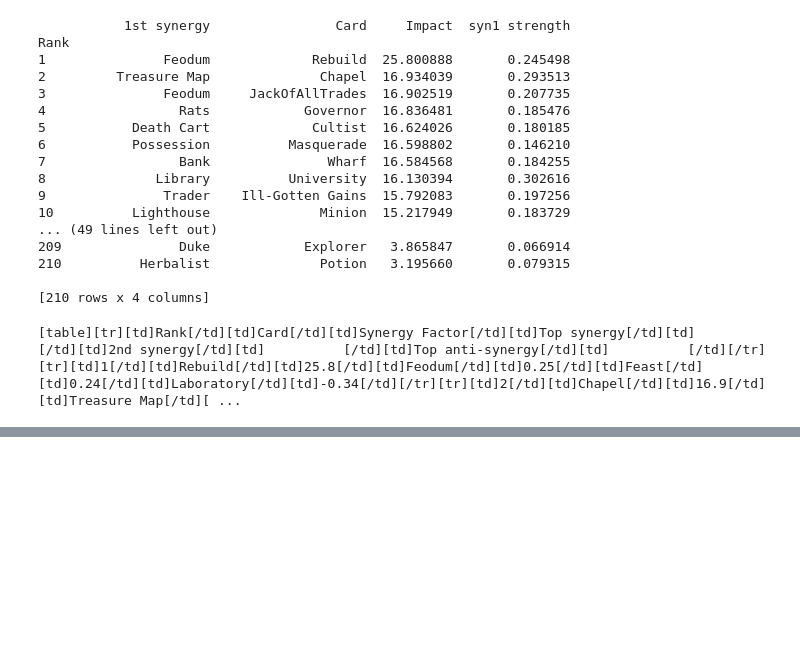
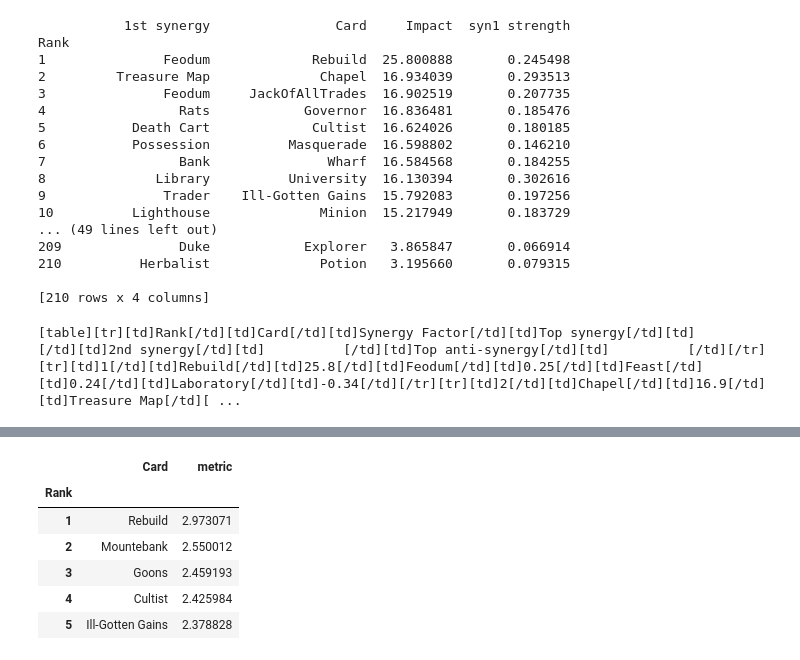
Before and after one commit to tristanlmiller/CouncilRoom-Analysis, a Jupyter notebook: Impact factor.ipynb, the cells around one changed output, grey strips where cells are left out. Saved outputs shown, nothing was run; the diff lists cells and outputs as text; code cells hidden in the pictures; blank space fills up the shorter version.

Commit message:
add code for metric evaluation

```diff
--- a/Impact factor.ipynb
+++ b/Impact factor.ipynb
@@ -268,0 +278,11 @@ print(table_string)
+# %%
+impact = get_impact()
+impact.head()
+# %% [output]
+|  | Card | metric |
+| Rank |  |  |
+| 1 | Rebuild | 2.973071 |
+| 2 | Mountebank | 2.550012 |
+| 3 | Goons | 2.459193 |
+| 4 | Cultist | 2.425984 |
+| 5 | Ill-Gotten Gains | 2.378828 |
```
Also changed, not shown: parts of 5 cells of this notebook, 9 other files.
